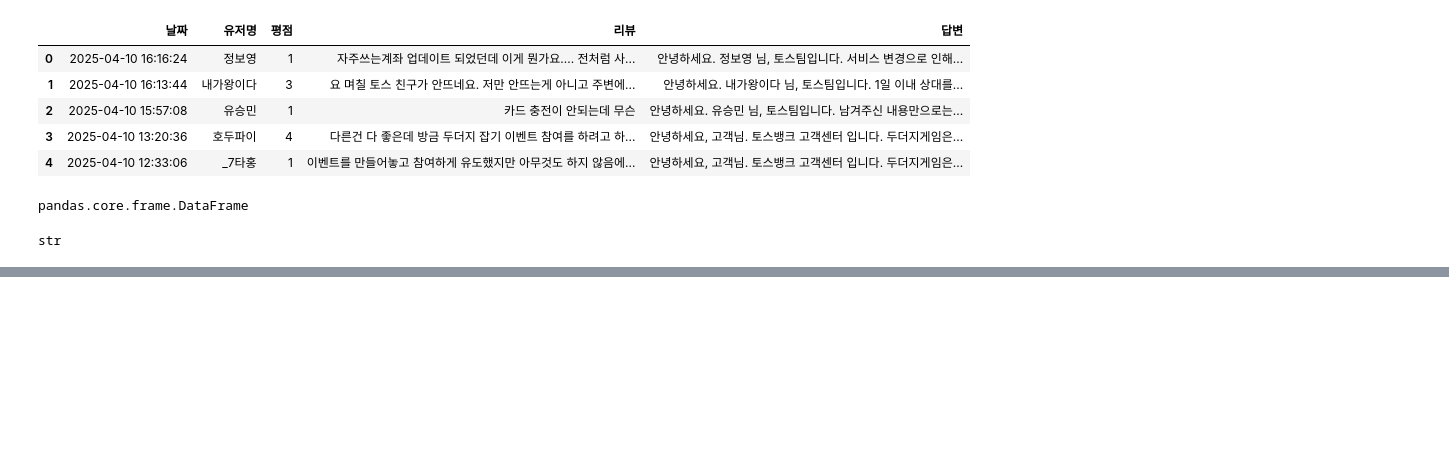
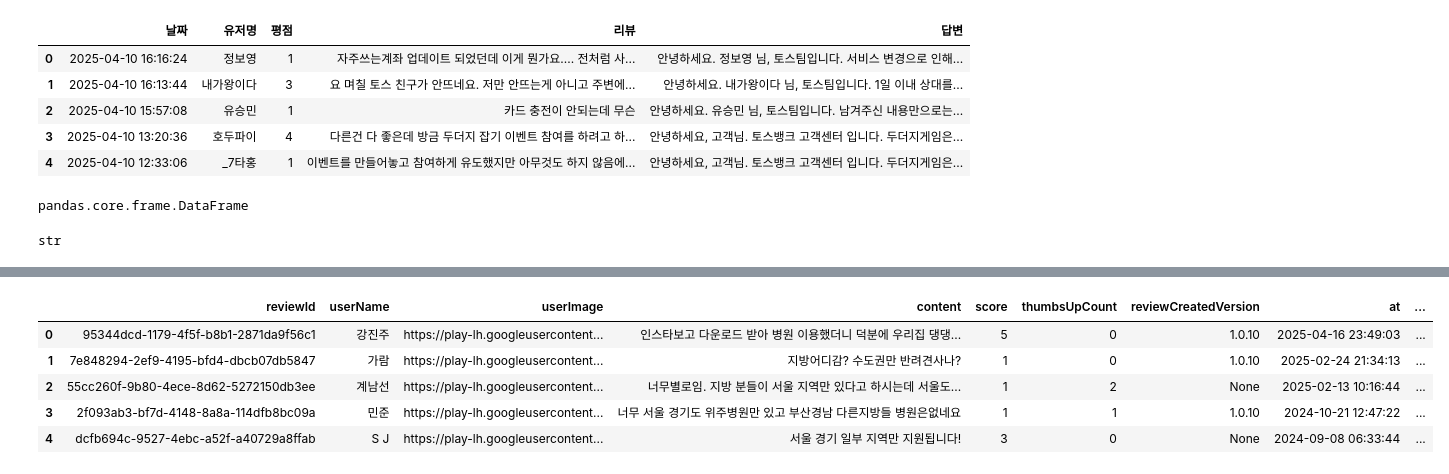
Before and after one commit to akafintech/fintech_service_2nd_aka, a Jupyter notebook: 04data_scraping/10GooflePlay에서_Bamking앱리뷰_수집하기.ipynb, the cells around one changed output, grey strips where cells are left out. Drawn from its saved outputs; the diff is of its cells as text; code cells hidden in the pictures; blank space fills up the shorter version.

```diff
--- a/04data_scraping/10GooflePlay에서_Bamking앱리뷰_수집하기.ipynb
+++ b/04data_scraping/10GooflePlay에서_Bamking앱리뷰_수집하기.ipynb
@@ -146,0 +243,19 @@ driver.get(url)
+# %%
+from google_play_scraper import Sort, reviews_all
+
+result = reviews_all(
+    'com.wizware.mypetplus',
+    sleep_milliseconds=0, # defaults to 0
+    lang='ko', # defaults to 'en'
+    country='kr', # defaults to 'us'
+)
+# %%
+result_mypet = pd.DataFrame(result)
+result_mypet.head()
+# %% [output]
+|  | reviewId | userName | userImage | content | score | thumbsUpCount | reviewCreatedVersion | at | ... |
+| 0 | 95344dcd-1179-4f5f-b8b1-2871da9f56c1 | 강진주 | https://play-lh.googleusercontent... | 인스타보고 다운로드 받아 병원 이용했더니 덕분에 우리집 댕댕... | 5 | 0 | 1.0.10 | 2025-04-16 23:49:03 | ... |
+| 1 | 7e848294-2ef9-4195-bfd4-dbcb07db5847 | 가람 | https://play-lh.googleusercontent... | 지방어디감? 수도권만 반려견사나? | 1 | 0 | 1.0.10 | 2025-02-24 21:34:13 | ... |
+| 2 | 55cc260f-9b80-4ece-8d62-5272150db3ee | 계남선 | https://play-lh.googleusercontent... | 너무별로임. 지방 분들이 서울 지역만 있다고 하시는데 서울도... | 1 | 2 | None | 2025-02-13 10:16:44 | ... |
+| 3 | 2f093ab3-bf7d-4148-8a8a-114dfb8bc09a | 민준 | https://play-lh.googleusercontent... | 너무 서울 경기도 위주병원만 있고 부산경남 다른지방들 병원은없네요 | 1 | 1 | 1.0.10 | 2024-10-21 12:47:22 | ... |
+| 4 | dcfb694c-9527-4ebc-a52f-a40729a8ffab | S J | https://play-lh.googleusercontent... | 서울 경기 일부 지역만 지원됩니다! | 3 | 0 | None | 2024-09-08 06:33:44 | ... |
```
Also changed, not shown: parts of 14 cells of this notebook, 3 other files.
